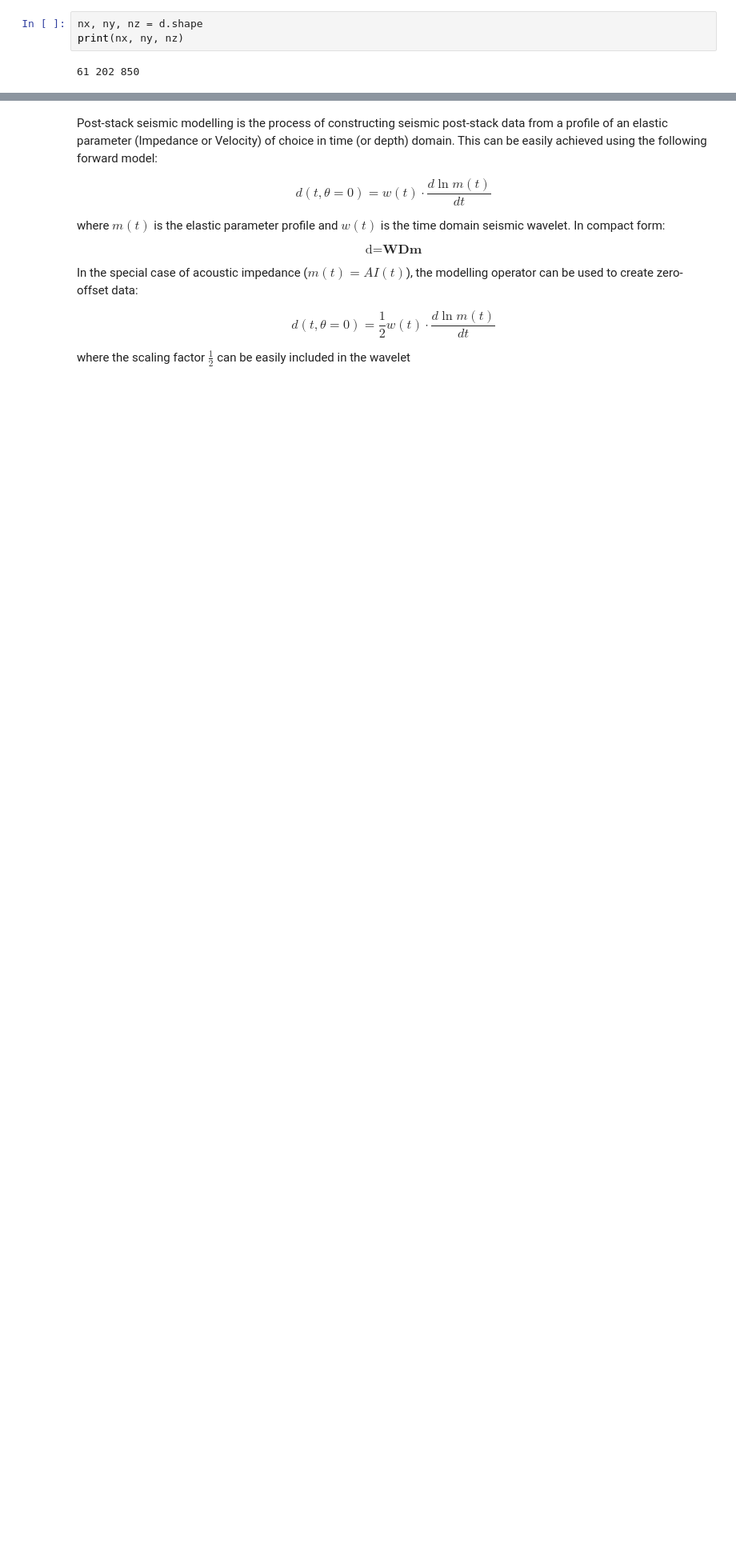
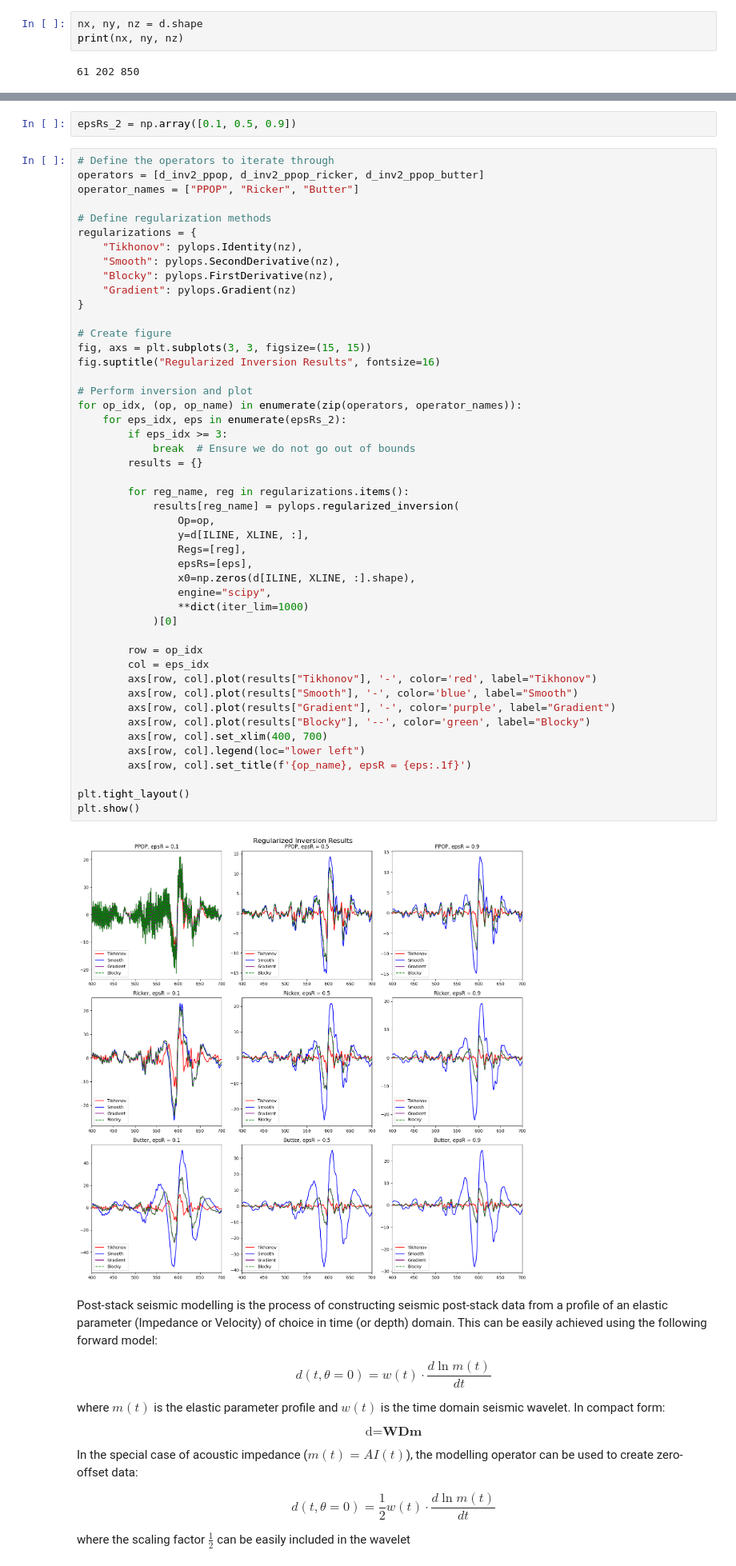
Before and after one commit to albano-a/InvertLab, a Jupyter notebook: normal_equations.ipynb, the cells around one changed output, grey strips where cells are left out. Shown at 80% size. Saved outputs shown, nothing was run; the diff lists cells and outputs as text; blank space fills up the shorter version.

```diff
--- a/normal_equations.ipynb
+++ b/normal_equations.ipynb
@@ -242,3 +347,54 @@ plt.show()
+# %%
+epsRs_2 = np.array([0.1, 0.5, 0.9])
+# %%
+# Define the operators to iterate through
+operators = [d_inv2_ppop, d_inv2_ppop_ricker, d_inv2_ppop_butter]
+operator_names = ["PPOP", "Ricker", "Butter"]
+
+# Define regularization methods
+regularizations = {
+    "Tikhonov": pylops.Identity(nz),
+    "Smooth": pylops.SecondDerivative(nz),
+    "Blocky": pylops.FirstDerivative(nz),
+    "Gradient": pylops.Gradient(nz)
+}
+
+# Create figure
+fig, axs = plt.subplots(3, 3, figsize=(15, 15))
+fig.suptitle("Regularized Inversion Results", fontsize=16)
+
+# Perform inversion and plot
+for op_idx, (op, op_name) in enumerate(zip(operators, operator_names)):
+    for eps_idx, eps in enumerate(epsRs_2):
+        if eps_idx >= 3:
+            break  # Ensure we do not go out of bounds
+        results = {}
+
+        for reg_name, reg in regularizations.items():
+            results[reg_name] = pylops.regularized_inversion(
+                Op=op,
+                y=d[ILINE, XLINE, :],
+                Regs=[reg],
+                epsRs=[eps],
+                x0=np.zeros(d[ILINE, XLINE, :].shape),
+                engine="scipy",
+                **dict(iter_lim=1000)
+            )[0]
+
+        row = op_idx
+        col = eps_idx
+        axs[row, col].plot(results["Tikhonov"], '-', color='red', label="Tikhonov")
+        axs[row, col].plot(results["Smooth"], '-', color='blue', label="Smooth")
+        axs[row, col].plot(results["Gradient"], '-', color='purple', label="Gradient")
+        axs[row, col].plot(results["Blocky"], '--', color='green', label="Blocky")
+        axs[row, col].set_xlim(400, 700)
+        axs[row, col].legend(loc="lower left")
+        axs[row, col].set_title(f'{op_name}, epsR = {eps:.1f}')
+
+plt.tight_layout()
+plt.show()
+# %% [output]
+[figure, added]
 # %% [markdown]
 Post-stack seismic modelling is the process of constructing seismic post-stack data from a profile of an elastic parameter (Impedance or Velocity) of choice in time (or depth) domain. This can be easily achieved using the following forward model:
 
```
Also changed, not shown: parts of 5 cells of this notebook.
